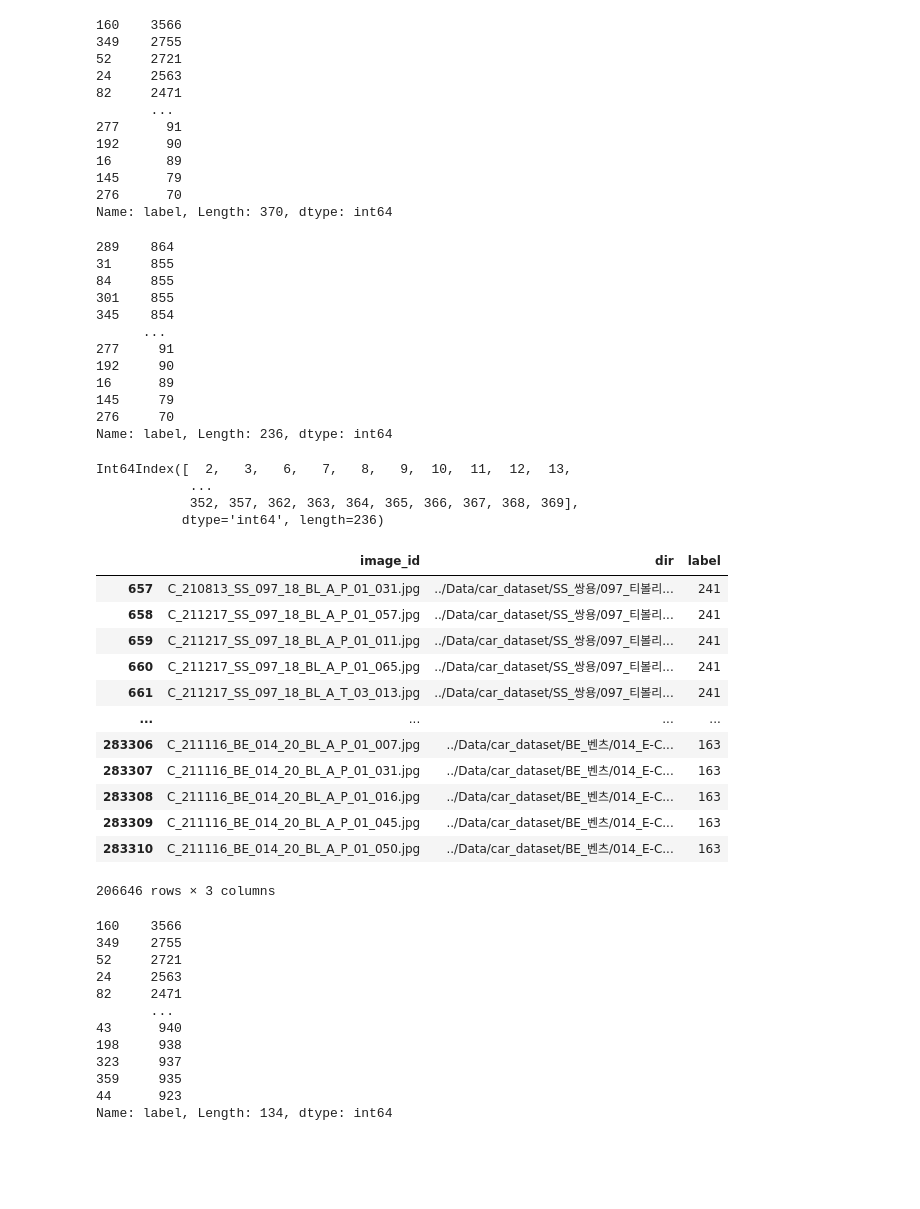
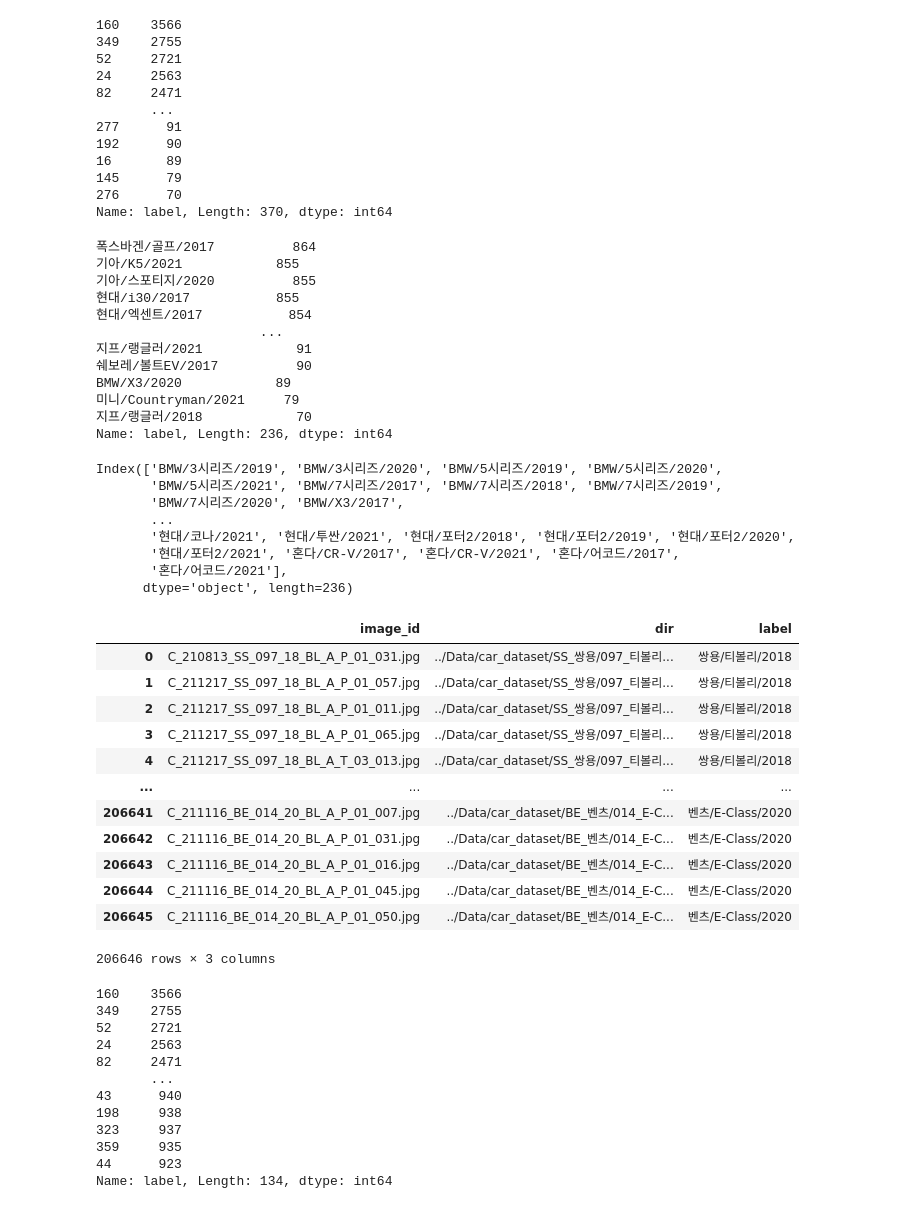
Before and after one commit to hojunking/efficientnet_pytorch, a Jupyter notebook: classification_train.ipynb, the cells around one changed output. Drawn from its saved outputs; the diff is of its cells as text; code cells hidden in the pictures; blank space fills up the shorter version.

```diff
--- a/classification_train.ipynb
+++ b/classification_train.ipynb
@@ -94,18 +94,7 @@ for i, di in enumerate(trn_df['dir']):
     dir_v = dir_l[0][:-3] + dir_l[1]
     label_value.append(dir_v)
 
-# 라벨인코더 선언 및 Fitting
-le = LabelEncoder()
-le.fit(label_value)
-
-# 인코딩한 데이터로 변환
-le_encoded = le.transform(label_value)
-
-#결과물을 확인하면 array 형태로 나옵니다.
-# 아래는 라벨 인코딩으로 만들어낸 데이터를 데이터 프레임으로 만들어주는 코드입니다.
-new_cat = pd.DataFrame(le_encoded, columns = ['result'])
-
-trn_df['label'] = new_cat
+trn_df['label'] = label_value
 train = trn_df
 train
 # %% [output]
@@ -145,17 +134,17 @@ Name: label, Length: 370, dtype: int64
 # %%
 train['label'].value_counts().loc[lambda x : x < 900]
 # %% [output]
-289    864
-31     855
-84     855
-301    855
-345    854
-      ...
-277     91
-192     90
-16      89
-145     79
-276     70
+폭스바겐/골프/2017          864
+기아/K5/2021            855
+기아/스포티지/2020          855
+현대/i30/2017           855
+현대/엑센트/2017           854
+                     ...
+지프/랭글러/2021            91
+쉐보레/볼트EV/2017          90
+BMW/X3/2020            89
+미니/Countryman/2021     79
+지프/랭글러/2018            70
 Name: label, Length: 236, dtype: int64
 # %%
 low_data = train['label'].value_counts().loc[lambda x : x < 900].index
@@ -169,31 +158,35 @@ low_data
 #         train.drop(i)
 # train['label'].value_counts()
 # %% [output]
-Int64Index([  2,   3,   6,   7,   8,   9,  10,  11,  12,  13,
-            ...
-            352, 357, 362, 363, 364, 365, 366, 367, 368, 369],
-           dtype='int64', length=236)
+Index(['BMW/3시리즈/2019', 'BMW/3시리즈/2020', 'BMW/5시리즈/2019', 'BMW/5시리즈/2020',
+       'BMW/5시리즈/2021', 'BMW/7시리즈/2017', 'BMW/7시리즈/2018', 'BMW/7시리즈/2019',
+       'BMW/7시리즈/2020', 'BMW/X3/2017',
+       ...
+       '현대/코나/2021', '현대/투싼/2021', '현대/포터2/2018', '현대/포터2/2019', '현대/포터2/2020',
+       '현대/포터2/2021', '혼다/CR-V/2017', '혼다/CR-V/2021', '혼다/어코드/2017',
+       '혼다/어코드/2021'],
+      dtype='object', length=236)
 # %%
 # 해당 라벨과 일치하는 인덱스(열) 삭제
 for i in range(len(low_data)):
     idx = train[train['label'] == low_data[i]].index
     train.drop(idx, inplace=True)
-train.reset_index(inplace=True)
+train.reset_index(inplace=True, drop=True)
 train
 # idx
 # %% [output]
 |  | image_id | dir | label |
-| 657 | C_210813_SS_097_18_BL_A_P_01_031.jpg | ../Data/car_dataset/SS_쌍용/097_티볼리... | 241 |
-| 658 | C_211217_SS_097_18_BL_A_P_01_057.jpg | ../Data/car_dataset/SS_쌍용/097_티볼리... | 241 |
-| 659 | C_211217_SS_097_18_BL_A_P_01_011.jpg | ../Data/car_dataset/SS_쌍용/097_티볼리... | 241 |
-| 660 | C_211217_SS_097_18_BL_A_P_01_065.jpg | ../Data/car_dataset/SS_쌍용/097_티볼리... | 241 |
-| 661 | C_211217_SS_097_18_BL_A_T_03_013.jpg | ../Data/car_dataset/SS_쌍용/097_티볼리... | 241 |
+| 0 | C_210813_SS_097_18_BL_A_P_01_031.jpg | ../Data/car_dataset/SS_쌍용/097_티볼리... | 쌍용/티볼리/2018 |
+| 1 | C_211217_SS_097_18_BL_A_P_01_057.jpg | ../Data/car_dataset/SS_쌍용/097_티볼리... | 쌍용/티볼리/2018 |
+| 2 | C_211217_SS_097_18_BL_A_P_01_011.jpg | ../Data/car_dataset/SS_쌍용/097_티볼리... | 쌍용/티볼리/2018 |
+| 3 | C_211217_SS_097_18_BL_A_P_01_065.jpg | ../Data/car_dataset/SS_쌍용/097_티볼리... | 쌍용/티볼리/2018 |
+| 4 | C_211217_SS_097_18_BL_A_T_03_013.jpg | ../Data/car_dataset/SS_쌍용/097_티볼리... | 쌍용/티볼리/2018 |
 | ... | ... | ... | ... |
-| 283306 | C_211116_BE_014_20_BL_A_P_01_007.jpg | ../Data/car_dataset/BE_벤츠/014_E-C... | 163 |
-| 283307 | C_211116_BE_014_20_BL_A_P_01_031.jpg | ../Data/car_dataset/BE_벤츠/014_E-C... | 163 |
-| 283308 | C_211116_BE_014_20_BL_A_P_01_016.jpg | ../Data/car_dataset/BE_벤츠/014_E-C... | 163 |
-| 283309 | C_211116_BE_014_20_BL_A_P_01_045.jpg | ../Data/car_dataset/BE_벤츠/014_E-C... | 163 |
-| 283310 | C_211116_BE_014_20_BL_A_P_01_050.jpg | ../Data/car_dataset/BE_벤츠/014_E-C... | 163 |
+| 206641 | C_211116_BE_014_20_BL_A_P_01_007.jpg | ../Data/car_dataset/BE_벤츠/014_E-C... | 벤츠/E-Class/2020 |
+| 206642 | C_211116_BE_014_20_BL_A_P_01_031.jpg | ../Data/car_dataset/BE_벤츠/014_E-C... | 벤츠/E-Class/2020 |
+| 206643 | C_211116_BE_014_20_BL_A_P_01_016.jpg | ../Data/car_dataset/BE_벤츠/014_E-C... | 벤츠/E-Class/2020 |
+| 206644 | C_211116_BE_014_20_BL_A_P_01_045.jpg | ../Data/car_dataset/BE_벤츠/014_E-C... | 벤츠/E-Class/2020 |
+| 206645 | C_211116_BE_014_20_BL_A_P_01_050.jpg | ../Data/car_dataset/BE_벤츠/014_E-C... | 벤츠/E-Class/2020 |
 206646 rows × 3 columns
 # %%
 train['label'].value_counts()
```
Also changed, not shown: parts of 6 cells of this notebook, 1 other file.
